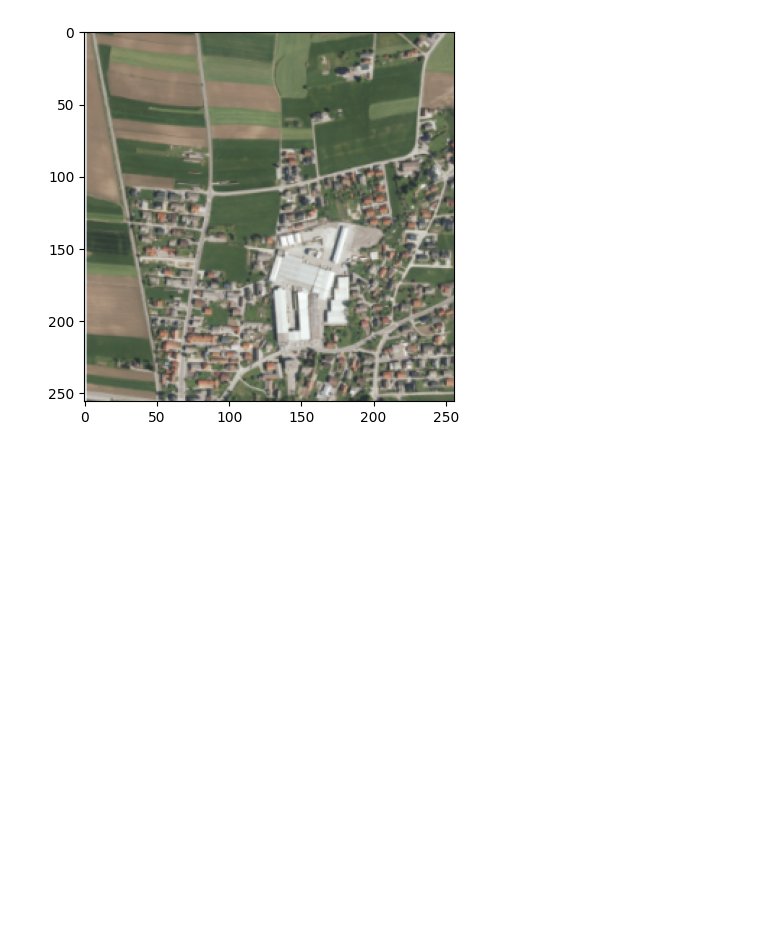
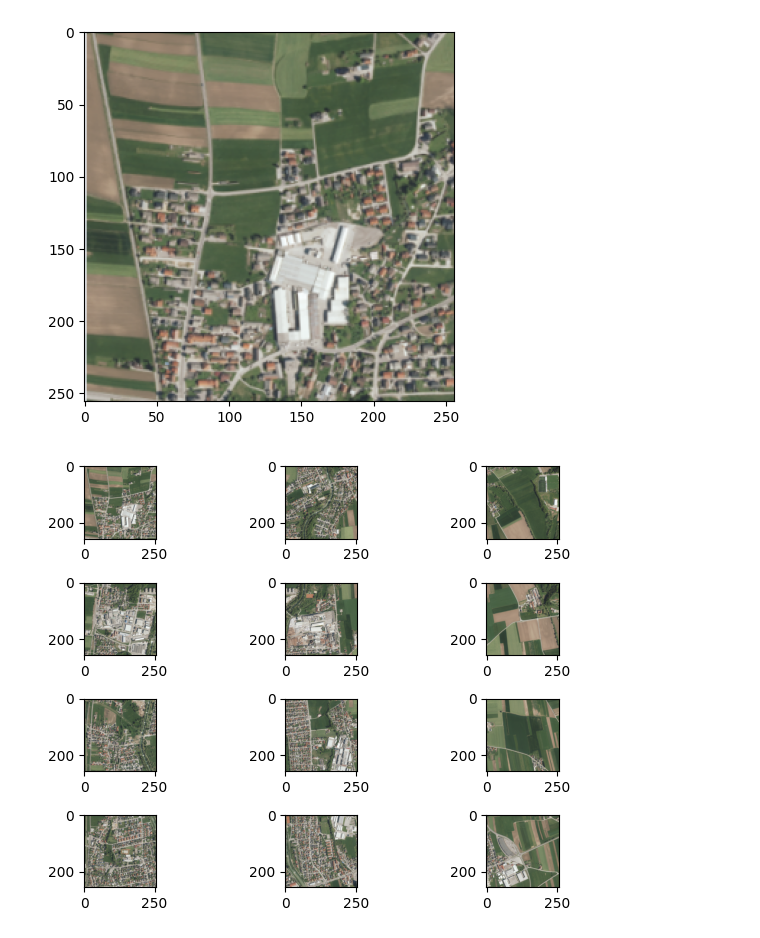
Before and after one commit to anablaz/dragonhack2024, a Jupyter notebook: src/prototyping.ipynb, the cells around one changed output. Cells and saved outputs as stored; diff of their text form; code cells hidden in the pictures; blank space fills up the shorter version.

```diff
--- a/src/prototyping.ipynb
+++ b/src/prototyping.ipynb
@@ -102,3 +103,13 @@ plt.imshow(tiles[0][0].permute(1, 2, 0).to(torch.uint8))
 # %% [output]
 <matplotlib.image.AxesImage at 0x...>
 [figure]
+# %%
+fig, axs = plt.subplots(4, 3)
+for i in range(4):
+    for j in range(3):
+        axs[i][j].imshow(tiles[i][j].permute(1, 2, 0).to(torch.uint8))
+
+plt.tight_layout()
+plt.show()
+# %% [output]
+[figure, added]
```
Also changed, not shown: parts of 3 cells of this notebook.
